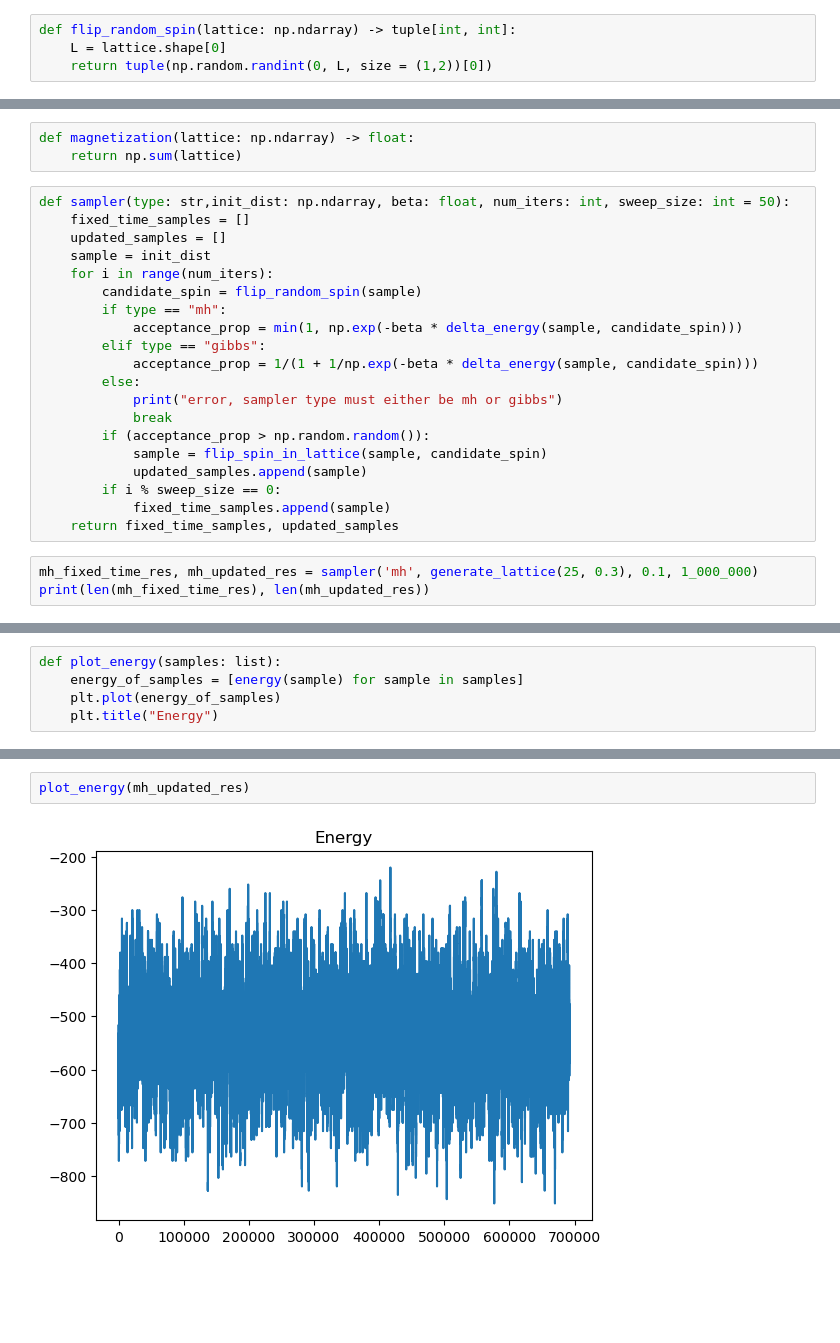
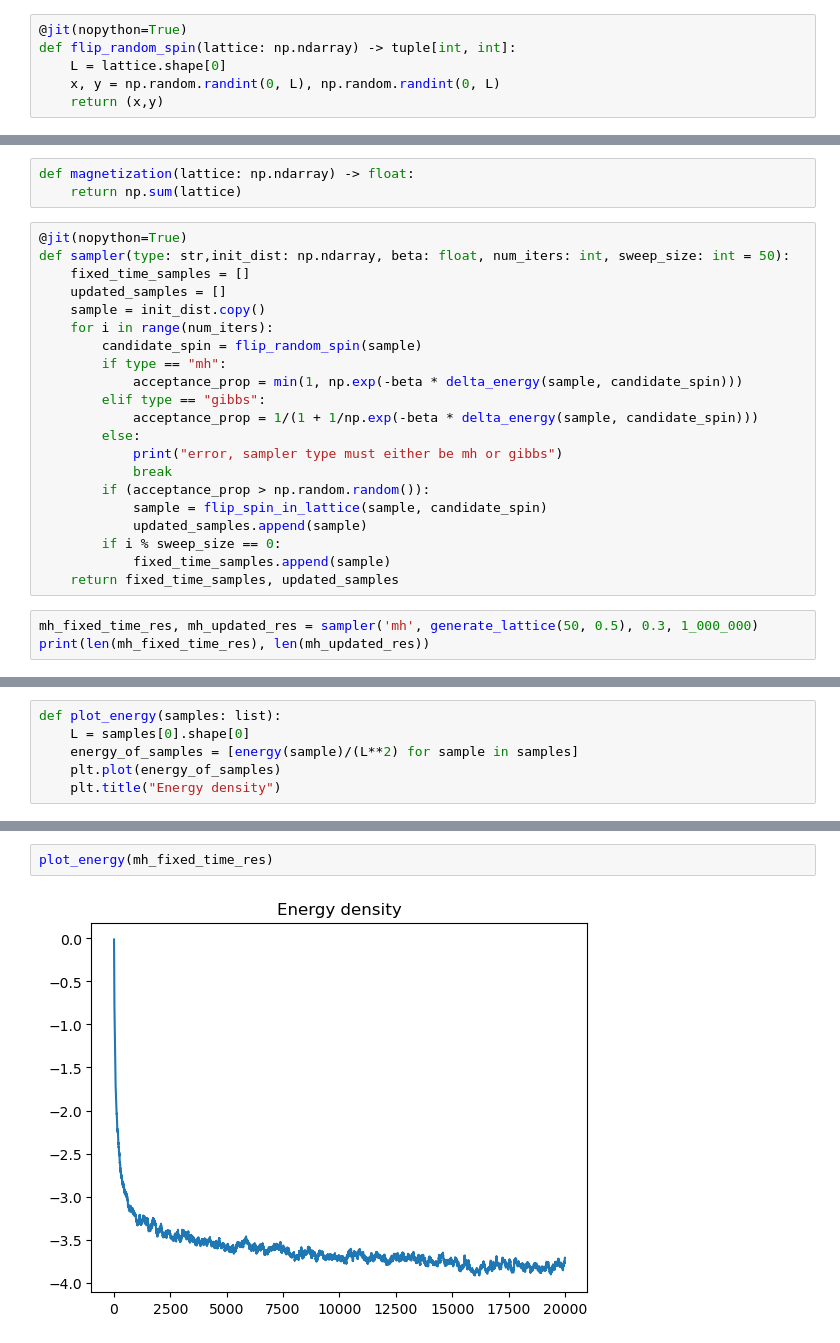
Before and after one commit to fysmoe1121/Phase-Transitions-Ising-Model, a Jupyter notebook: ising_model.ipynb, the cells around one changed output, grey strips where cells are left out. Cells and saved outputs as stored; diff of their text form; blank space fills up the shorter version.

Commit message:
added numba to sampler

```diff
--- a/ising_model.ipynb
+++ b/ising_model.ipynb
@@ -135,8 +136,10 @@ def flip_spin_in_lattice(lattice: np.ndarray, spin: tuple[int,int]) -> np.ndarra
     return new_lattice
 # %%
+@jit(nopython=True)
 def flip_random_spin(lattice: np.ndarray) -> tuple[int, int]:
     L = lattice.shape[0]
-    return tuple(np.random.randint(0, L, size = (1,2))[0])
+    x, y = np.random.randint(0, L), np.random.randint(0, L)
+    return (x,y)
 # %%
 cand_spin = flip_random_spin(state)
 print(delta_energy(state, cand_spin), energy(flip_spin_in_lattice(state, cand_spin)) - energy(state))
@@ -146,10 +149,11 @@ print(delta_energy(state, cand_spin), energy(flip_spin_in_lattice(state, cand_sp
 def magnetization(lattice: np.ndarray) -> float:
     return np.sum(lattice)
 # %%
+@jit(nopython=True)
 def sampler(type: str,init_dist: np.ndarray, beta: float, num_iters: int, sweep_size: int = 50):
     fixed_time_samples = []
     updated_samples = []
-    sample = init_dist
+    sample = init_dist.copy()
     for i in range(num_iters):
         candidate_spin = flip_random_spin(sample)
         if type == "mh":
@@ -166,6 +170,6 @@ def sampler(type: str,init_dist: np.ndarray, beta: float, num_iters: int, sweep_
             fixed_time_samples.append(sample)
     return fixed_time_samples, updated_samples
 # %%
-mh_fixed_time_res, mh_updated_res = sampler('mh', generate_lattice(25, 0.3), 0.1, 1_000_000)
+mh_fixed_time_res, mh_updated_res = sampler('mh', generate_lattice(50, 0.5), 0.3, 1_000_000)
 print(len(mh_fixed_time_res), len(mh_updated_res))
 # %% [output]
@@ -185,6 +188,7 @@ def plot_magnetization_squared(samples: list):
 # %%
 def plot_energy(samples: list):
-    energy_of_samples = [energy(sample) for sample in samples]
+    L = samples[0].shape[0]
+    energy_of_samples = [energy(sample)/(L**2) for sample in samples]
     plt.plot(energy_of_samples)
-    plt.title("Energy")
+    plt.title("Energy density")
 # %%
@@ -198,5 +202,5 @@ plot_magnetization_squared(gibbs_updated_res)
 # %%
-plot_energy(mh_updated_res)
+plot_energy(mh_fixed_time_res)
 # %% [output]
-[figure, old version]
+[figure, new version]
 # %%
```
Also changed, not shown: parts of 10 cells of this notebook.
